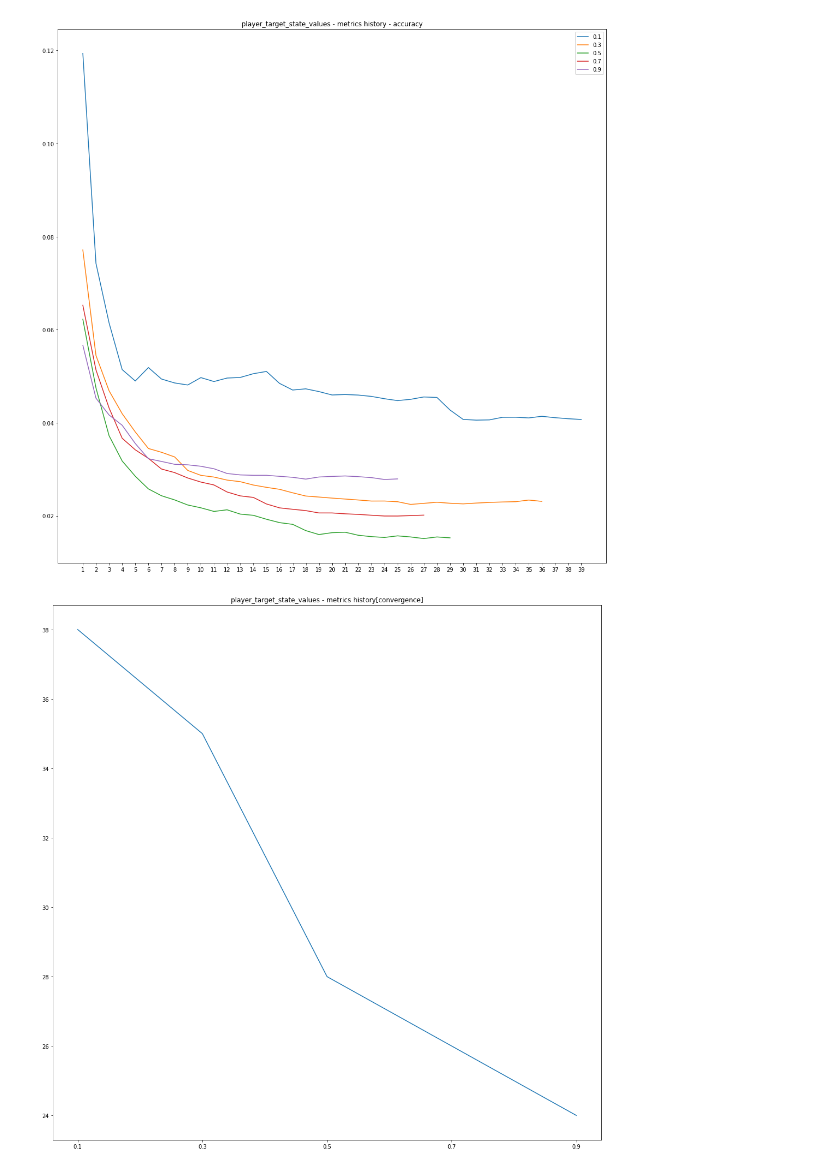
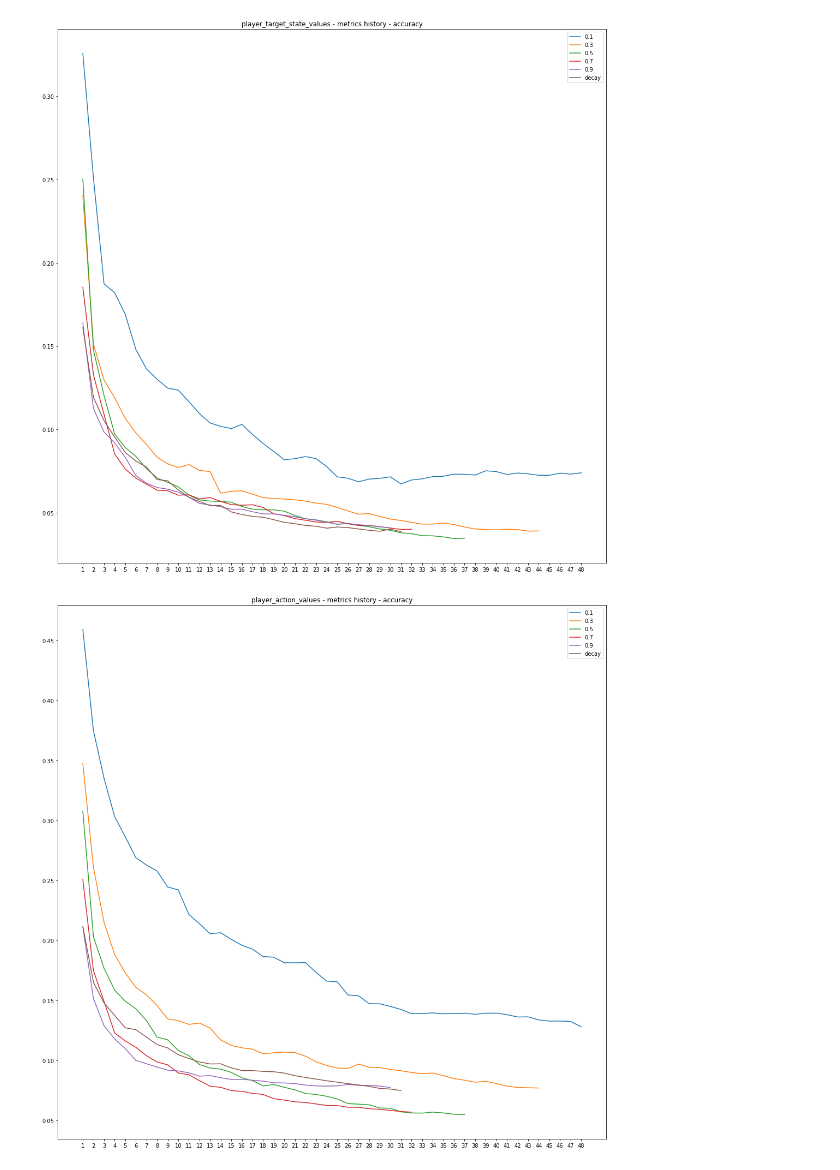
Before and after one commit to zhenyulin/easy-21, a Jupyter notebook: notebook/02_mc_control_exploration_rate.ipynb, the cells around one changed output. Saved outputs shown, nothing was run; the diff lists cells and outputs as text; code cells hidden in the pictures.

Commit message:
feat(mc_control_exploration_rate): adding decay exploration_rate

```diff
--- a/notebook/02_mc_control_exploration_rate.ipynb
+++ b/notebook/02_mc_control_exploration_rate.ipynb
@@ -27,6 +27,7 @@
 #   and medium convergence
 # - difference is mainly that exploration_rate=0.1 has quicker convergence
 #   than 0.3, but much worse accuracy
+# - decaying exploration_rate has a accuracy and convergence similar to 0.9
 #
 #
 # INTERPRETATION:
@@ -48,7 +49,7 @@ import sys
 sys.path.append("../")
 
 from numpy import arange
-from tqdm import tqdm
+from tqdm import tqdm, trange
 
 from src.module.model_free_agent import ModelFreeAgent
 
@@ -58,9 +59,9 @@ from src.easy_21.game import playout, ACTIONS
 # hyperparameters and agent config
 #
 BATCH = 100
-EPISODES = int(1e5)
+EPISODES = int(1e4)
 
-DIFF_THRESHOLD = 0.002
+DIFF_THRESHOLD = 0.005
 
 PLAYER = ModelFreeAgent("player", ACTIONS)
 
@@ -70,9 +71,6 @@ PLAYER.true_action_value_store.load("../output/player_true_action_values.json")
 PLAYER.target_state_value_store.metrics_methods[
     "accuracy"
 ] = PLAYER.target_state_value_store_accuracy_to_optimal
-PLAYER.target_state_value_store.metrics_methods[
-    "convergence_accuracy"
-] = PLAYER.target_state_value_store_accuracy_to_optimal
 PLAYER.action_value_store.metrics_methods[
     "accuracy"
 ] = PLAYER.action_value_store_accuracy_to_true
@@ -80,7 +78,7 @@ PLAYER.action_value_store.metrics_methods[
 #
 # task process
 #
-exploration_rate_range = arange(0.1, 1.1, 0.2)
+exploration_rate_range = [*arange(0.1, 1.1, 0.2), "decay"]
 
 
 for exploration_rate in tqdm(exploration_rate_range):
@@ -88,45 +86,36 @@ for exploration_rate in tqdm(exploration_rate_range):
     PLAYER.action_value_store.reset()
     PLAYER.target_state_value_store.reset()
 
-    for n in range(BATCH):
+    for n in trange(BATCH):
         for _ in range(EPISODES):
             playout(
                 player_policy=lambda state_key: PLAYER.e_greedy_policy(
-                    state_key, exploration_rate=exploration_rate
+                    state_key,
+                    exploration_rate=(1 - n / BATCH)
+                    if exploration_rate == "decay"
+                    else exploration_rate,
                 ),
                 player_offline_learning=PLAYER.monte_carlo_learning_offline,
             )
 
-        PLAYER.action_value_store.record("accuracy")
-
-        PLAYER.target_state_value_store.record("accuracy")
+        PLAYER.action_value_store.record("accuracy", log=False)
+        PLAYER.target_state_value_store.record("accuracy", log=False)
 
         if PLAYER.target_state_value_store.record_and_check_convergence(
-            "diff", DIFF_THRESHOLD
+            "diff", DIFF_THRESHOLD, log_record=False
         ):
             PLAYER.action_value_store.stack_metrics_history("accuracy")
-
+            PLAYER.target_state_value_store.stack_metrics_history("accuracy")
             PLAYER.target_state_value_store.reset_metrics_history("diff")
-            PLAYER.target_state_value_store.stack_metrics_history("accuracy")
-            PLAYER.target_state_value_store.record("convergence", n)
-            PLAYER.target_state_value_store.record("convergence_accuracy")
             break
 
+labels = [f"{r:.1f}" if r != "decay" else r for r in exploration_rate_range]
 PLAYER.target_state_value_store.plot_metrics_history_stack(
     "accuracy",
-    labels=[f"{r:.1f}" for r in exploration_rate_range],
+    labels=labels,
 )
-PLAYER.target_state_value_store.plot_metrics_history(
-    "convergence",
-    x=exploration_rate_range,
-)
-PLAYER.target_state_value_store.plot_metrics_history(
-    "convergence_accuracy",
-    x=exploration_rate_range,
-)
-
 PLAYER.action_value_store.plot_metrics_history_stack(
     "accuracy",
-    labels=[f"{r:.1f}" for r in exploration_rate_range],
+    labels=labels,
 )
 # %% [output]
@@ -224,2 +128,2 @@ player_target_state_values_convergence_accuracy: 0.0279
-[figure, old version]
+[figure, new version]
-[figure, old version]
+[figure, new version]
```
Also changed, not shown: parts of 1 cell of this notebook, 1 other file.
